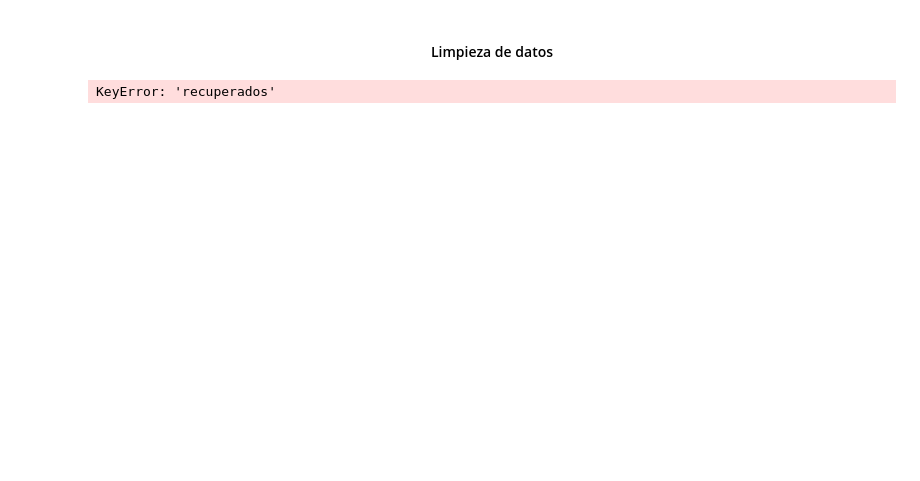
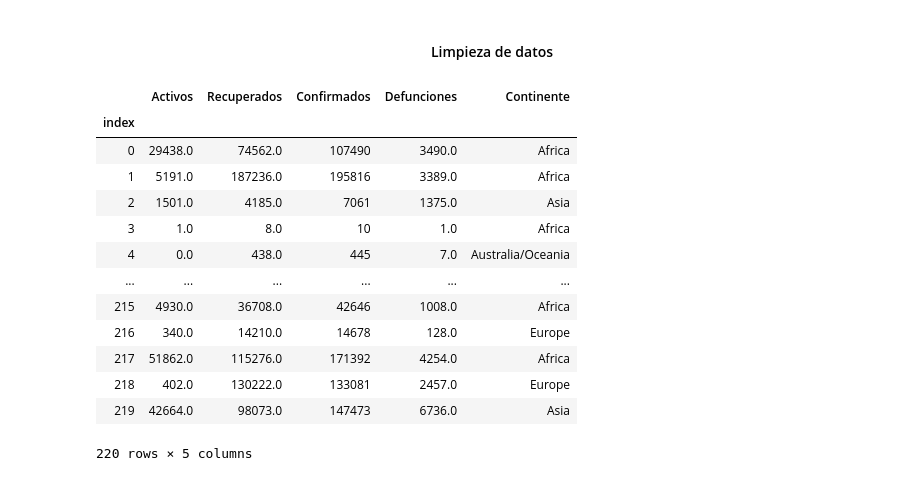
Before and after one commit to danielamichel/Proyecto1_DMichel_ADurrmuller, a Jupyter notebook: Proyecto_ASDurrmuller_DMichel.ipynb, the cells around one changed output. Saved outputs shown, nothing was run; the diff lists cells and outputs as text; code cells hidden in the pictures; blank space fills up the shorter version.

```diff
--- a/Proyecto_ASDurrmuller_DMichel.ipynb
+++ b/Proyecto_ASDurrmuller_DMichel.ipynb
@@ -83,21 +90,38 @@ data.head()
 #### <center> Limpieza de datos
 # %%
 clean_data = pd.DataFrame()
+
 # Filtrar las variables a analizar
-clean_data['active_cases'] = data.T.loc['activos']
-clean_data['total_recovered'] = data.T.loc['recuperados']
-clean_data['total_confirmed'] = data.T.loc['confirmados']
-clean_data['total_deaths'] = data.T.loc['muertos']
+clean_data['Activos'] = data.T.loc['active_cases']
+clean_data['Recuperados'] = data.T.loc['total_recovered']
+clean_data['Confirmados'] = data.T.loc['total_confirmed']
+clean_data['Defunciones'] = data.T.loc['total_deaths']
+clean_data['Continente'] = data.T.loc['continent']
+
 # Invertir datos para tener los valores iniciales al principio
 clean_data = clean_data.iloc[::-1]
-# Reemplazar index por uno que tenga los vlores de forma descendiente
-clean_data['index'] = [i for i in range(len(clean_data['death']))]
+
+# Reemplazar index por uno que tenga los valores de forma descendiente
+clean_data['index'] = [i for i in range(len(clean_data['Defunciones']))]
 clean_data.set_index('index', inplace = True)
-# Eliminar hasta primer positivo
-clean_data = clean_data.iloc[37:,:]
+
 # llenar valores nulos
 clean_data.fillna(0,inplace = True)
-# Mostrar la cola del data frame
+
+# Mostrar la cola del data framex
 clean_data
 # %% [output]
+|  | Activos | Recuperados | Confirmados | Defunciones | Continente |
+| index |  |  |  |  |  |
+| 0 | 29438.0 | 74562.0 | 107490 | 3490.0 | Africa |
+| 1 | 5191.0 | 187236.0 | 195816 | 3389.0 | Africa |
+| 2 | 1501.0 | 4185.0 | 7061 | 1375.0 | Asia |
+| 3 | 1.0 | 8.0 | 10 | 1.0 | Africa |
+| 4 | 0.0 | 438.0 | 445 | 7.0 | Australia/Oceania |
+| ... | ... | ... | ... | ... | ... |
+| 215 | 4930.0 | 36708.0 | 42646 | 1008.0 | Africa |
+| 216 | 340.0 | 14210.0 | 14678 | 128.0 | Europe |
+| 217 | 51862.0 | 115276.0 | 171392 | 4254.0 | Africa |
+| 218 | 402.0 | 130222.0 | 133081 | 2457.0 | Europe |
+| 219 | 42664.0 | 98073.0 | 147473 | 6736.0 | Asia |
-KeyError: 'recuperados'
+220 rows × 5 columns
```
Also changed, not shown: parts of 1 cell of this notebook, 1 other file.
